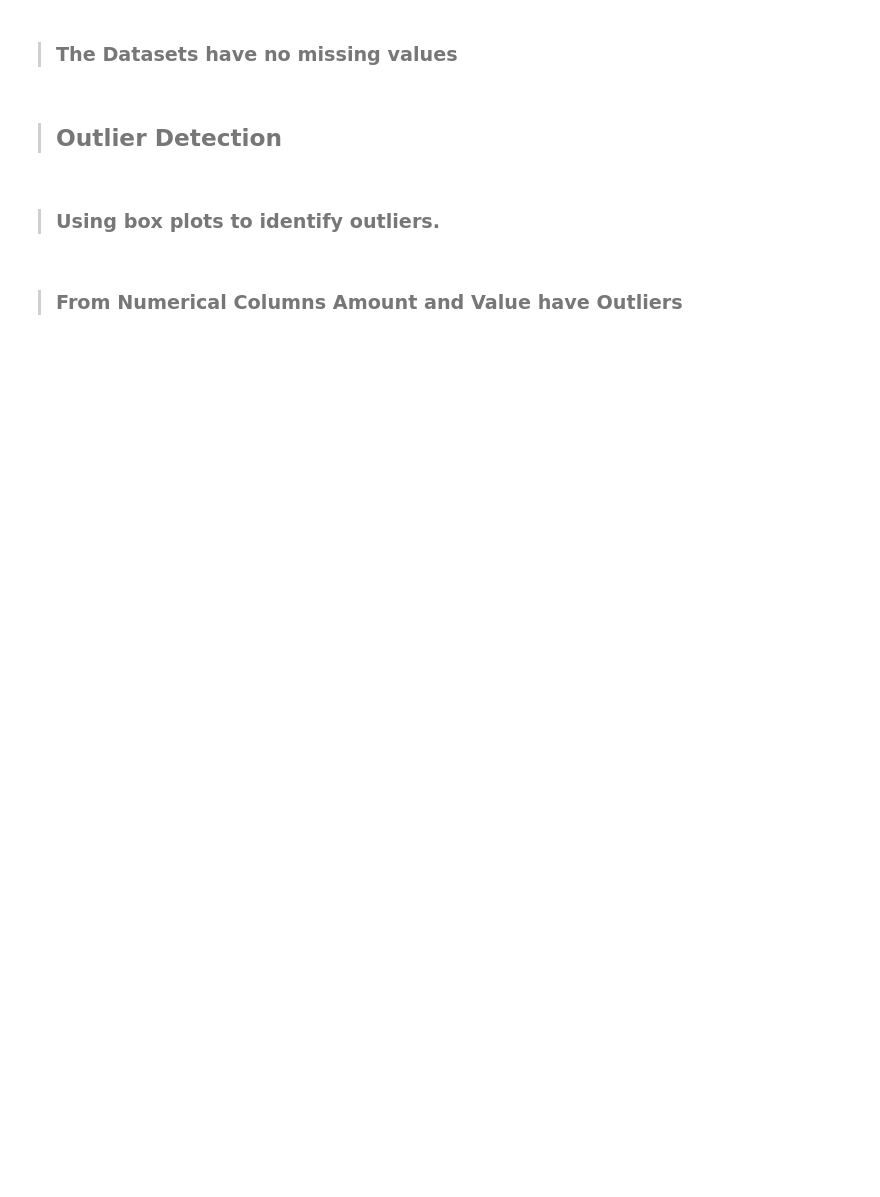
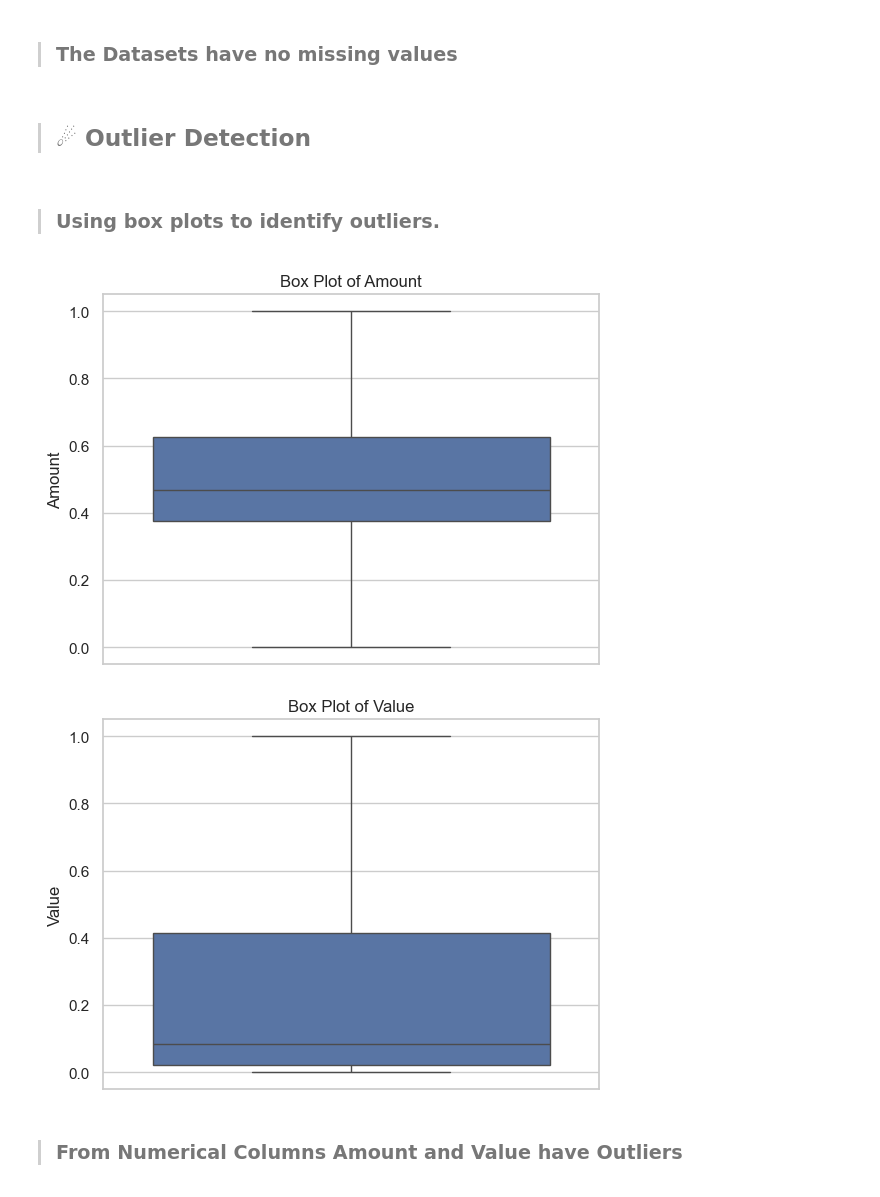
Before and after one commit to hanaDemma/Credit-Scoring_and_Risk-Analysis-week-6, a Jupyter notebook: notebooks/exploratory_analysis.ipynb, the cells around one changed output. Cells and saved outputs as stored; diff of their text form; code cells hidden in the pictures; blank space fills up the shorter version.

```diff
--- a/notebooks/exploratory_analysis.ipynb
+++ b/notebooks/exploratory_analysis.ipynb
@@ -237,12 +300,15 @@ Distribution of many values column
 # %% [markdown]
 > ### The Datasets have no missing values
 # %% [markdown]
-> ## Outlier Detection
+> ## ☄ Outlier Detection
 # %% [markdown]
 > ### Using box plots to identify outliers.
 # %%
-# from scripts.data_cleaning import boxPlotForDetectOutliers
-# boxPlotForDetectOutliers(data,['Amount','Value'])
+from scripts.data_cleaning import boxPlotForDetectOutliers
+boxPlotForDetectOutliers(data,['Amount','Value'])
+# %% [output]
+[figure, added]
+[figure, added]
 # %% [markdown]
 > ### From Numerical Columns Amount and Value have Outliers
 # %% [markdown]
```
Also changed, not shown: parts of 90 cells of this notebook, 1 other file.
